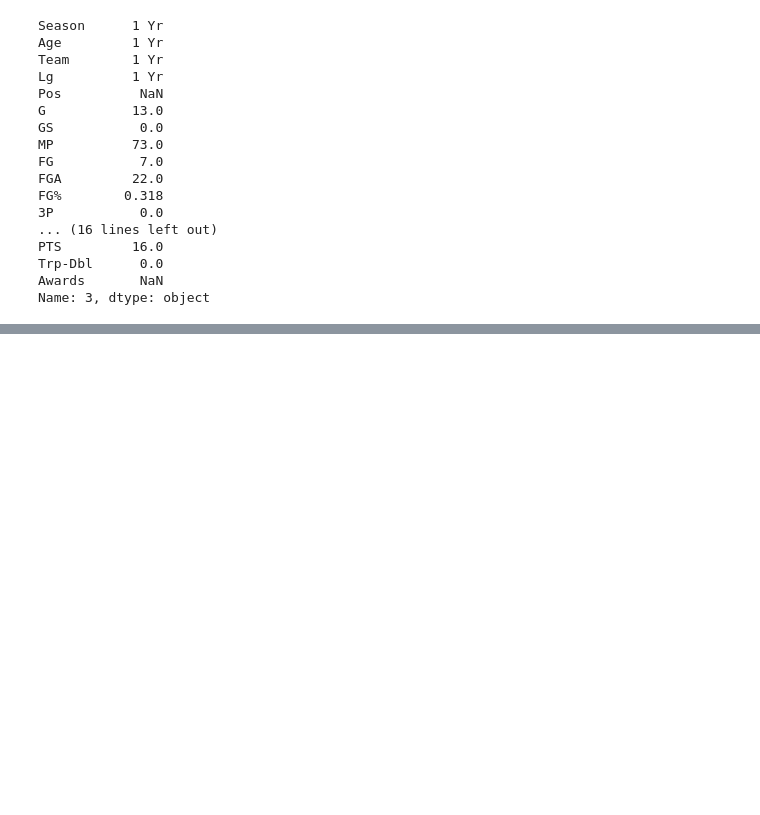
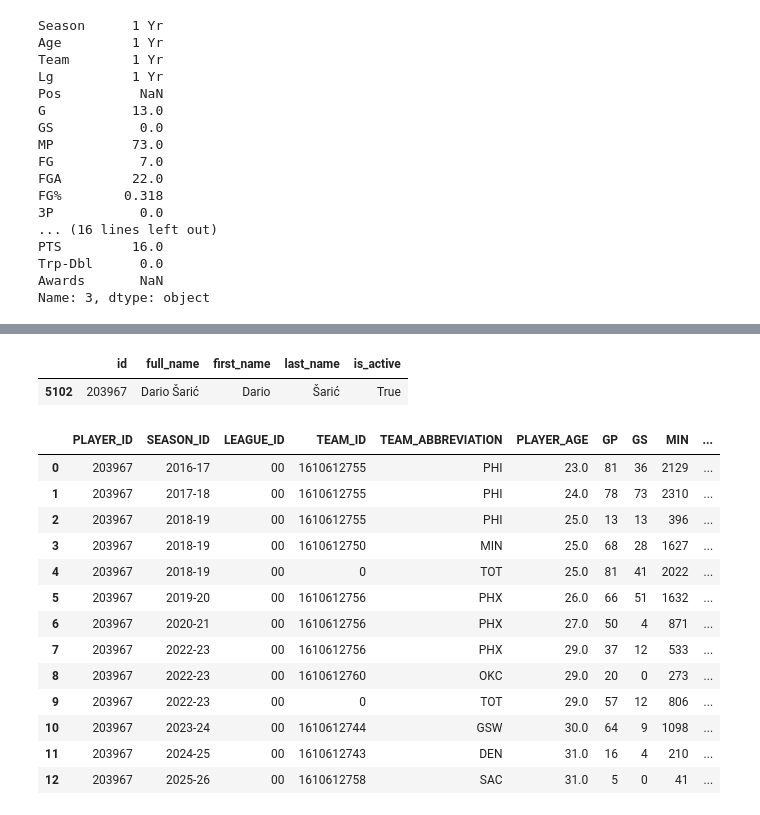
Before and after one commit to bharthun7/nba-hof-predictor, a Jupyter notebook: inactive-scraper-tester.ipynb, the cells around one changed output, grey strips where cells are left out. Cells and saved outputs as stored; diff of their text form; code cells hidden in the pictures; blank space fills up the shorter version.

```diff
--- a/inactive-scraper-tester.ipynb
+++ b/inactive-scraper-tester.ipynb
@@ -620,0 +646,22 @@ KeyboardInterrupt:
+# %%
+ln_groups.get_group("Š")
+# %% [output]
+|  | id | full_name | first_name | last_name | is_active |
+| 5102 | 203967 | Dario Šarić | Dario | Šarić | True |
+# %%
+playercareerstats.PlayerCareerStats(203967).get_data_frames()[0]
+# %% [output]
+|  | PLAYER_ID | SEASON_ID | LEAGUE_ID | TEAM_ID | TEAM_ABBREVIATION | PLAYER_AGE | GP | GS | MIN | ... |
+| 0 | 203967 | 2016-17 | 00 | 1610612755 | PHI | 23.0 | 81 | 36 | 2129 | ... |
+| 1 | 203967 | 2017-18 | 00 | 1610612755 | PHI | 24.0 | 78 | 73 | 2310 | ... |
+| 2 | 203967 | 2018-19 | 00 | 1610612755 | PHI | 25.0 | 13 | 13 | 396 | ... |
+| 3 | 203967 | 2018-19 | 00 | 1610612750 | MIN | 25.0 | 68 | 28 | 1627 | ... |
+| 4 | 203967 | 2018-19 | 00 | 0 | TOT | 25.0 | 81 | 41 | 2022 | ... |
+| 5 | 203967 | 2019-20 | 00 | 1610612756 | PHX | 26.0 | 66 | 51 | 1632 | ... |
+| 6 | 203967 | 2020-21 | 00 | 1610612756 | PHX | 27.0 | 50 | 4 | 871 | ... |
+| 7 | 203967 | 2022-23 | 00 | 1610612756 | PHX | 29.0 | 37 | 12 | 533 | ... |
+| 8 | 203967 | 2022-23 | 00 | 1610612760 | OKC | 29.0 | 20 | 0 | 273 | ... |
+| 9 | 203967 | 2022-23 | 00 | 0 | TOT | 29.0 | 57 | 12 | 806 | ... |
+| 10 | 203967 | 2023-24 | 00 | 1610612744 | GSW | 30.0 | 64 | 9 | 1098 | ... |
+| 11 | 203967 | 2024-25 | 00 | 1610612743 | DEN | 31.0 | 16 | 4 | 210 | ... |
+| 12 | 203967 | 2025-26 | 00 | 1610612758 | SAC | 31.0 | 5 | 0 | 41 | ... |
```
Also changed, not shown: parts of 3 cells of this notebook, 1 other file.
